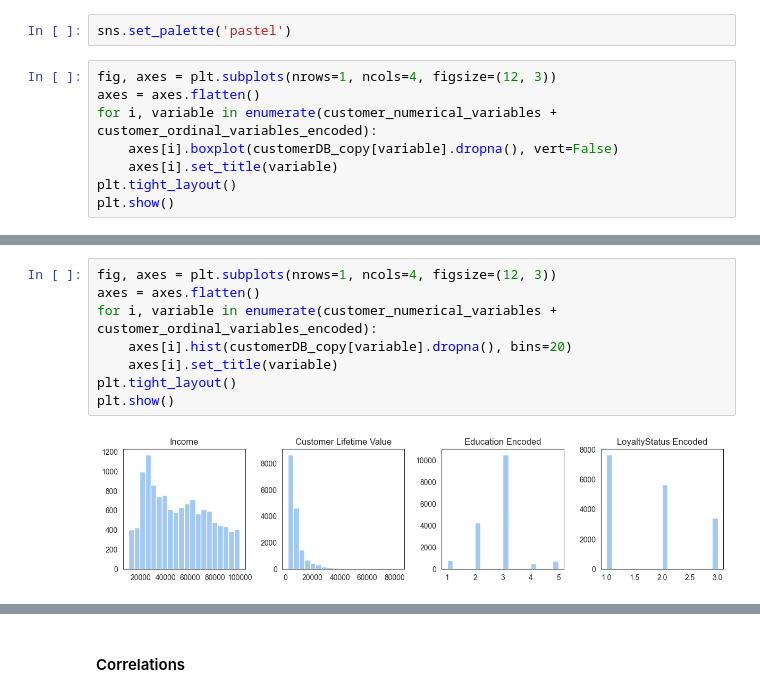
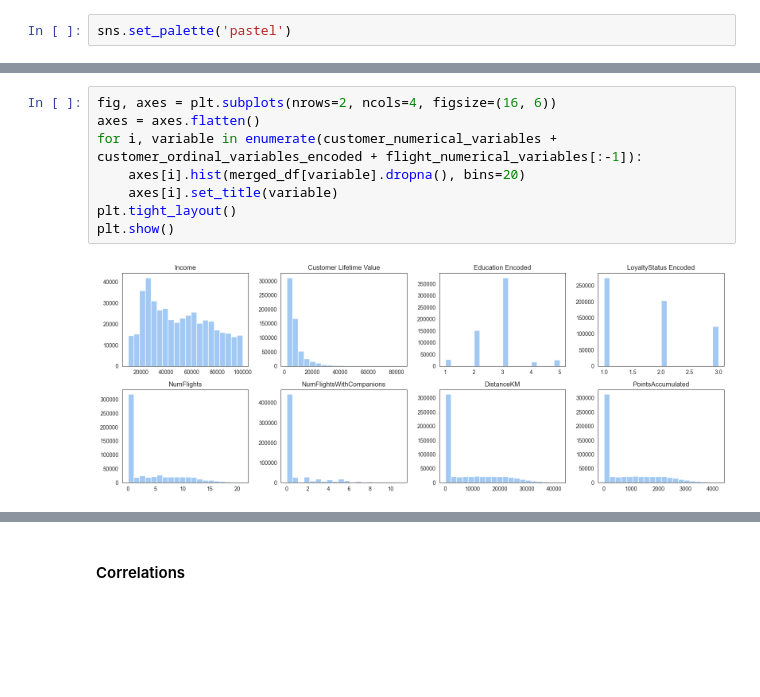
Before and after one commit to lCarvas/data-mining, a Jupyter notebook: src/Group94_EDA_Code.ipynb, the cells around one changed output, grey strips where cells are left out. Cells and saved outputs as stored; diff of their text form; blank space fills up the shorter version.

Commit message:
visualisations + to-do comments

```diff
--- a/src/Group94_EDA_Code.ipynb
+++ b/src/Group94_EDA_Code.ipynb
@@ -765,11 +773,3 @@ plt.show()
 #### Distributions & Outliers
 # %%
 sns.set_palette('pastel')
-# %%
-fig, axes = plt.subplots(nrows=1, ncols=4, figsize=(12, 3))
-axes = axes.flatten()
-for i, variable in enumerate(customer_numerical_variables + customer_ordinal_variables_encoded):
-    axes[i].boxplot(customerDB_copy[variable].dropna(), vert=False)
-    axes[i].set_title(variable)
-plt.tight_layout()
-plt.show()
@@ -778,10 +776,10 @@ plt.show()
 # %%
-fig, axes = plt.subplots(nrows=1, ncols=4, figsize=(12, 3))
+fig, axes = plt.subplots(nrows=2, ncols=4, figsize=(16, 6))
 axes = axes.flatten()
-for i, variable in enumerate(customer_numerical_variables + customer_ordinal_variables_encoded):
-    axes[i].hist(customerDB_copy[variable].dropna(), bins=20)
+for i, variable in enumerate(customer_numerical_variables + customer_ordinal_variables_encoded + flight_numerical_variables[:-1]):
+    axes[i].hist(merged_df[variable].dropna(), bins=20)
     axes[i].set_title(variable)
 plt.tight_layout()
 plt.show()
 # %% [output]
-[figure, old version]
+[figure, new version]
```
Also changed, not shown: parts of 23 cells of this notebook, 1 other file.
